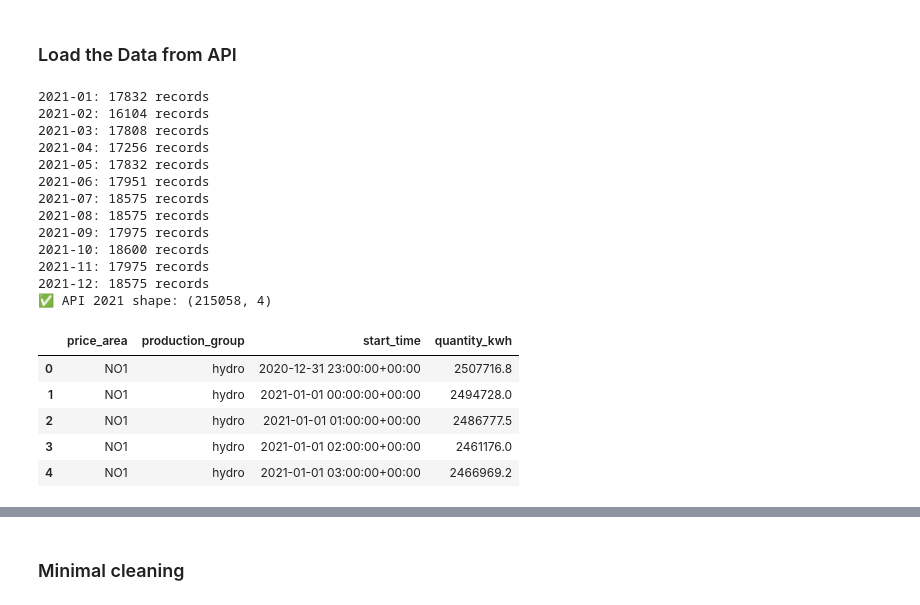
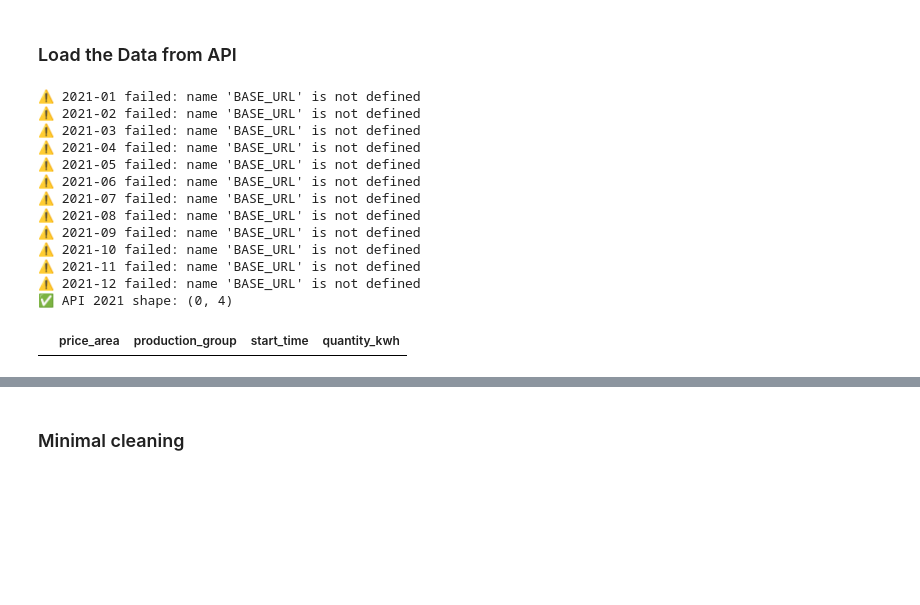
Before and after one commit to JulesSylMUAMBA/IND320_DataTo_Decision, a Jupyter notebook: notebook/IND320_part2.ipynb, the cells around one changed output, grey strips where cells are left out. Saved outputs shown, nothing was run; the diff lists cells and outputs as text; code cells hidden in the pictures; blank space fills up the shorter version.

```diff
--- a/notebook/IND320_part2.ipynb
+++ b/notebook/IND320_part2.ipynb
@@ -522,7 +522,6 @@ import pandas as pd
 from datetime import datetime, timedelta
 import time
 
-BASE_URL = "https://api.elhub.no/energy-data/v0/price-areas"
 DATASET = "PRODUCTION_PER_GROUP_MBA_HOUR"
 YEAR = 2021
 
@@ -565,51 +564,46 @@ def fetch_month(start_local: datetime, end_local: datetime):
 
 # --- Fetch all months of 2021 ---
 all_records = []
 for (start_local, end_local) in month_ranges(YEAR):
     try:
         recs = fetch_month(start_local, end_local)
         print(f"{start_local:%Y-%m}: {len(recs)} records")
         all_records.extend(recs)
         time.sleep(0.3)  # polite delay
     except Exception as e:
         print(f"⚠️ {start_local:%Y-%m} failed: {e}")
 
 # --- Normalize to DataFrame with the required schema ---
 if not all_records:
     df = pd.DataFrame(columns=["price_area", "production_group", "start_time", "quantity_kwh"])
 else:
     df = pd.json_normalize(all_records).rename(columns={
         "priceArea": "price_area",
         "productionGroup": "production_group",
         "startTime": "start_time",
         "quantityKwh": "quantity_kwh",
     })
     # Parse timestamps to UTC-aware (the source strings include +02:00, pandas will convert to UTC if utc=True)
     df["start_time"] = pd.to_datetime(df["start_time"], utc=True, errors="coerce")
     df = df[["price_area", "production_group", "start_time", "quantity_kwh"]]
 
 print("✅ API 2021 shape:", df.shape)
 df.head()
 # %% [output]
-2021-01: 17832 records
-2021-02: 16104 records
-2021-03: 17808 records
-2021-04: 17256 records
-2021-05: 17832 records
-2021-06: 17951 records
-2021-07: 18575 records
-2021-08: 18575 records
-2021-09: 17975 records
-2021-10: 18600 records
-2021-11: 17975 records
-2021-12: 18575 records
-✅ API 2021 shape: (215058, 4)
+⚠️ 2021-01 failed: name 'BASE_URL' is not defined
+⚠️ 2021-02 failed: name 'BASE_URL' is not defined
+⚠️ 2021-03 failed: name 'BASE_URL' is not defined
+⚠️ 2021-04 failed: name 'BASE_URL' is not defined
+⚠️ 2021-05 failed: name 'BASE_URL' is not defined
+⚠️ 2021-06 failed: name 'BASE_URL' is not defined
+⚠️ 2021-07 failed: name 'BASE_URL' is not defined
+⚠️ 2021-08 failed: name 'BASE_URL' is not defined
+⚠️ 2021-09 failed: name 'BASE_URL' is not defined
+⚠️ 2021-10 failed: name 'BASE_URL' is not defined
+⚠️ 2021-11 failed: name 'BASE_URL' is not defined
+⚠️ 2021-12 failed: name 'BASE_URL' is not defined
+✅ API 2021 shape: (0, 4)
 |  | price_area | production_group | start_time | quantity_kwh |
-| 0 | NO1 | hydro | 2020-12-31 23:00:00+00:00 | 2507716.8 |
-| 1 | NO1 | hydro | 2021-01-01 00:00:00+00:00 | 2494728.0 |
-| 2 | NO1 | hydro | 2021-01-01 01:00:00+00:00 | 2486777.5 |
-| 3 | NO1 | hydro | 2021-01-01 02:00:00+00:00 | 2461176.0 |
-| 4 | NO1 | hydro | 2021-01-01 03:00:00+00:00 | 2466969.2 |
 # %%
 df.tail()
 # %% [output]
```
Also changed, not shown: parts of 11 cells of this notebook, 8 other files.
